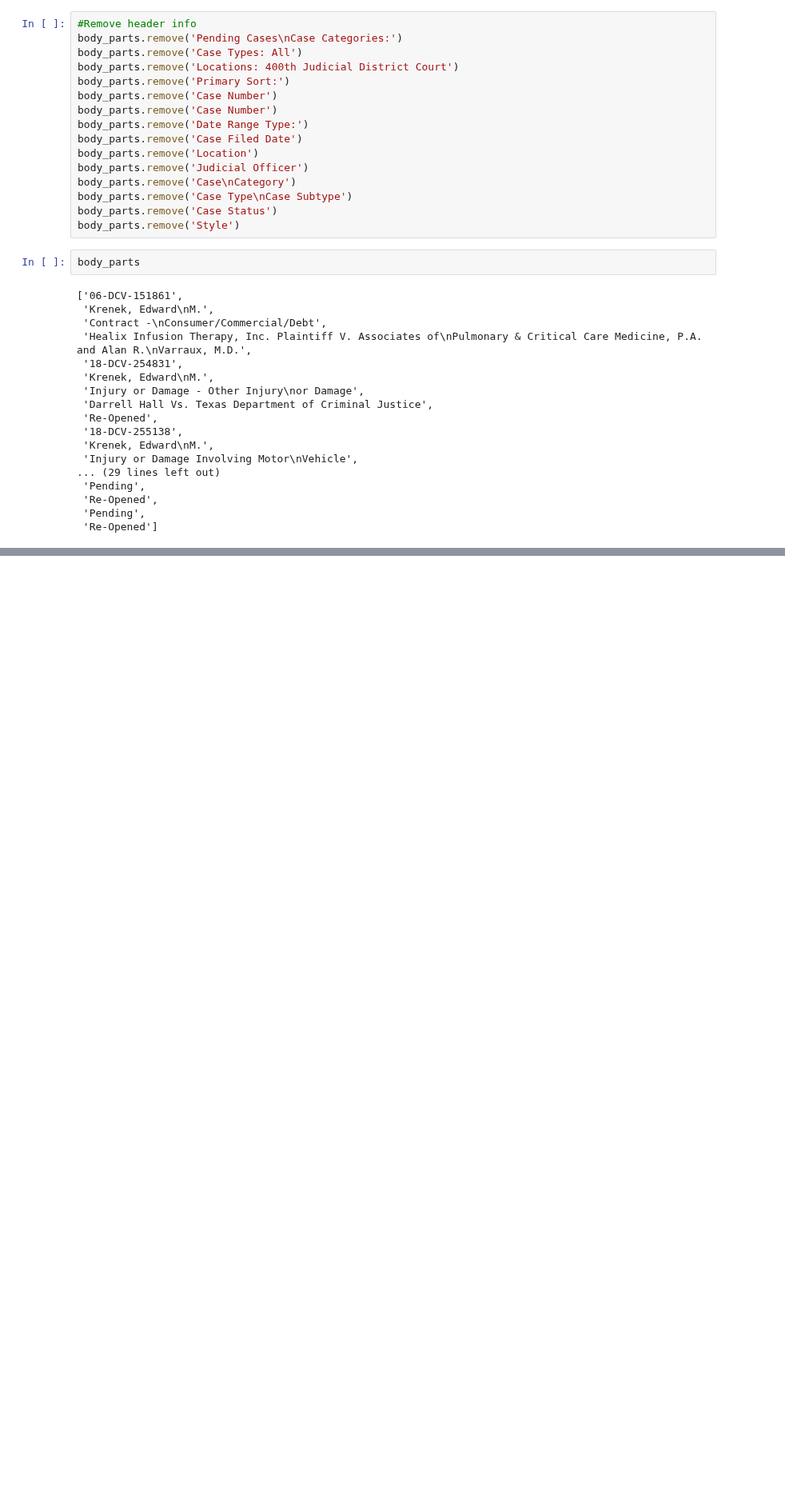
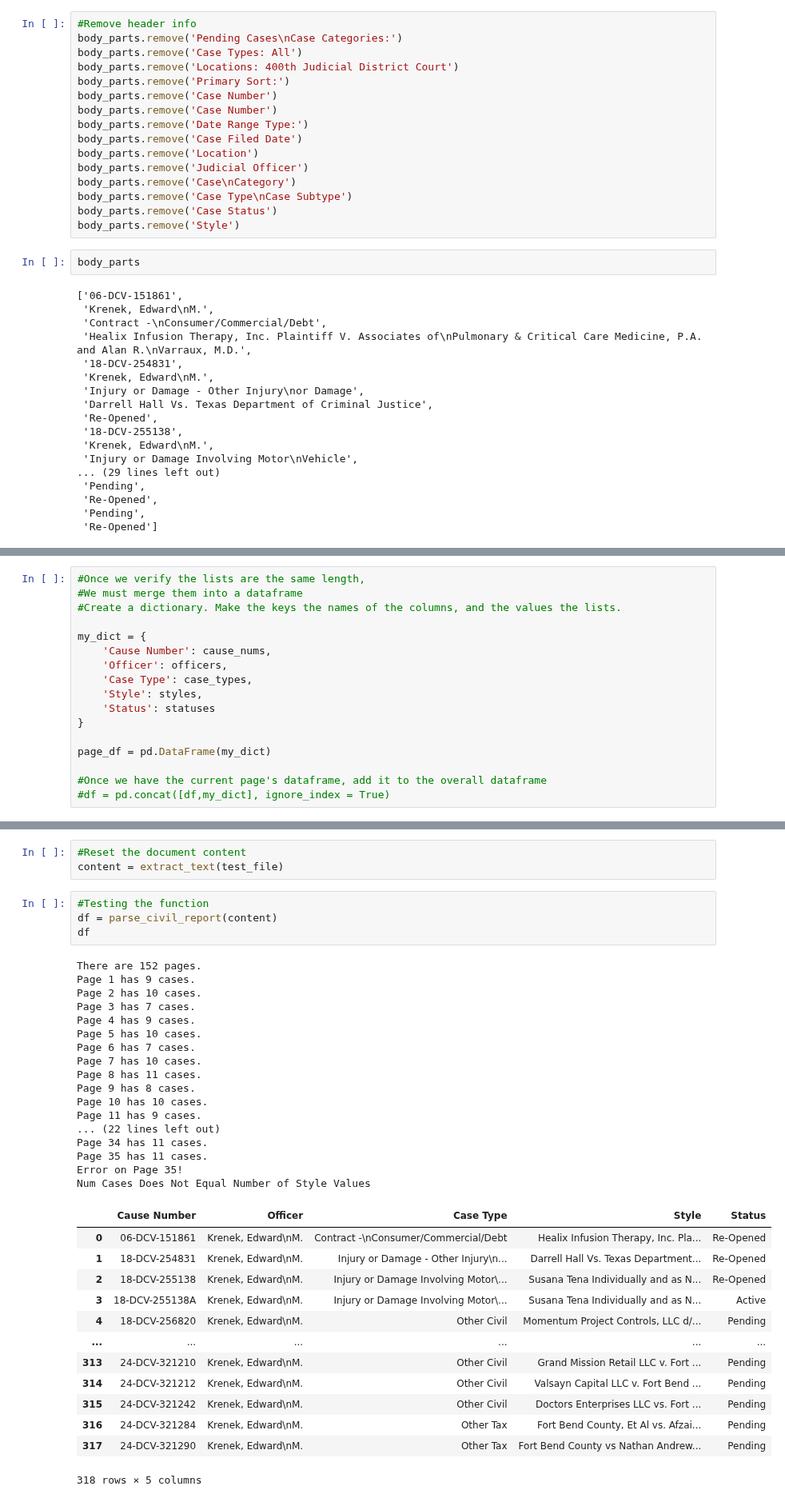
Before and after one commit to District-Court-293rd/293rd_pending_cases, a Jupyter notebook: archive/jsmith_400_civil.ipynb, the cells around one changed output, grey strips where cells are left out. Shown at 80% size. Cells and saved outputs as stored; diff of their text form; blank space fills up the shorter version.

```diff
--- a/archive/jsmith_400_civil.ipynb
+++ b/archive/jsmith_400_civil.ipynb
@@ -114,0 +194,17 @@ statuses = []
+# %%
+#Once we verify the lists are the same length,
+#We must merge them into a dataframe
+#Create a dictionary. Make the keys the names of the columns, and the values the lists.
+
+my_dict = {
+    'Cause Number': cause_nums,
+    'Officer': officers,
+    'Case Type': case_types,
+    'Style': styles,
+    'Status': statuses
+}
+
+page_df = pd.DataFrame(my_dict)
+
+#Once we have the current page's dataframe, add it to the overall dataframe
+#df = pd.concat([df,my_dict], ignore_index = True)
@@ -114,0 +390,38 @@ statuses = []
+# %%
+#Reset the document content
+content = extract_text(test_file)
+# %%
+#Testing the function
+df = parse_civil_report(content)
+df
+# %% [output]
+There are 152 pages.
+Page 1 has 9 cases.
+Page 2 has 10 cases.
+Page 3 has 7 cases.
+Page 4 has 9 cases.
+Page 5 has 10 cases.
+Page 6 has 7 cases.
+Page 7 has 10 cases.
+Page 8 has 11 cases.
+Page 9 has 8 cases.
+Page 10 has 10 cases.
+Page 11 has 9 cases.
+... (22 lines left out)
+Page 34 has 11 cases.
+Page 35 has 11 cases.
+Error on Page 35!
+Num Cases Does Not Equal Number of Style Values
+|  | Cause Number | Officer | Case Type | Style | Status |
+| 0 | 06-DCV-151861 | Krenek, Edward\nM. | Contract -\nConsumer/Commercial/Debt | Healix Infusion Therapy, Inc. Pla... | Re-Opened |
+| 1 | 18-DCV-254831 | Krenek, Edward\nM. | Injury or Damage - Other Injury\n... | Darrell Hall Vs. Texas Department... | Re-Opened |
+| 2 | 18-DCV-255138 | Krenek, Edward\nM. | Injury or Damage Involving Motor\... | Susana Tena Individually and as N... | Re-Opened |
+| 3 | 18-DCV-255138A | Krenek, Edward\nM. | Injury or Damage Involving Motor\... | Susana Tena Individually and as N... | Active |
+| 4 | 18-DCV-256820 | Krenek, Edward\nM. | Other Civil | Momentum Project Controls, LLC d/... | Pending |
+| ... | ... | ... | ... | ... | ... |
+| 313 | 24-DCV-321210 | Krenek, Edward\nM. | Other Civil | Grand Mission Retail LLC v. Fort ... | Pending |
+| 314 | 24-DCV-321212 | Krenek, Edward\nM. | Other Civil | Valsayn Capital LLC v. Fort Bend ... | Pending |
+| 315 | 24-DCV-321242 | Krenek, Edward\nM. | Other Civil | Doctors Enterprises LLC vs. Fort ... | Pending |
+| 316 | 24-DCV-321284 | Krenek, Edward\nM. | Other Tax | Fort Bend County, Et Al vs. Afzai... | Pending |
+| 317 | 24-DCV-321290 | Krenek, Edward\nM. | Other Tax | Fort Bend County vs Nathan Andrew... | Pending |
+318 rows × 5 columns
```
Also changed, not shown: parts of 5 cells of this notebook.
